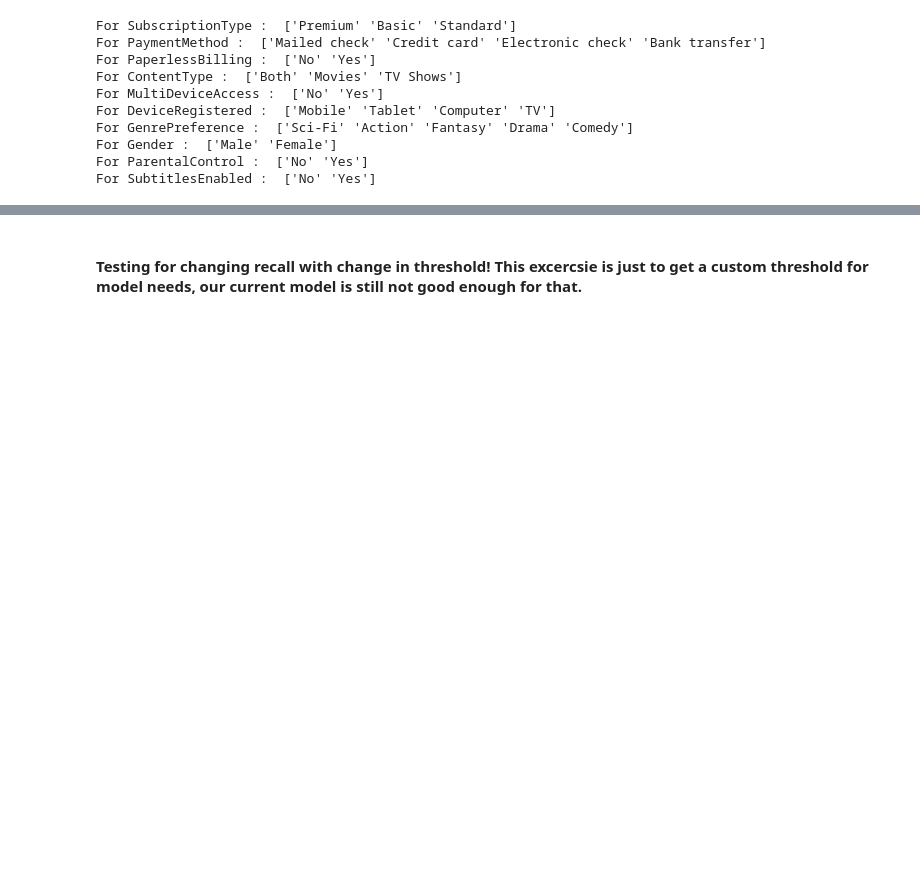
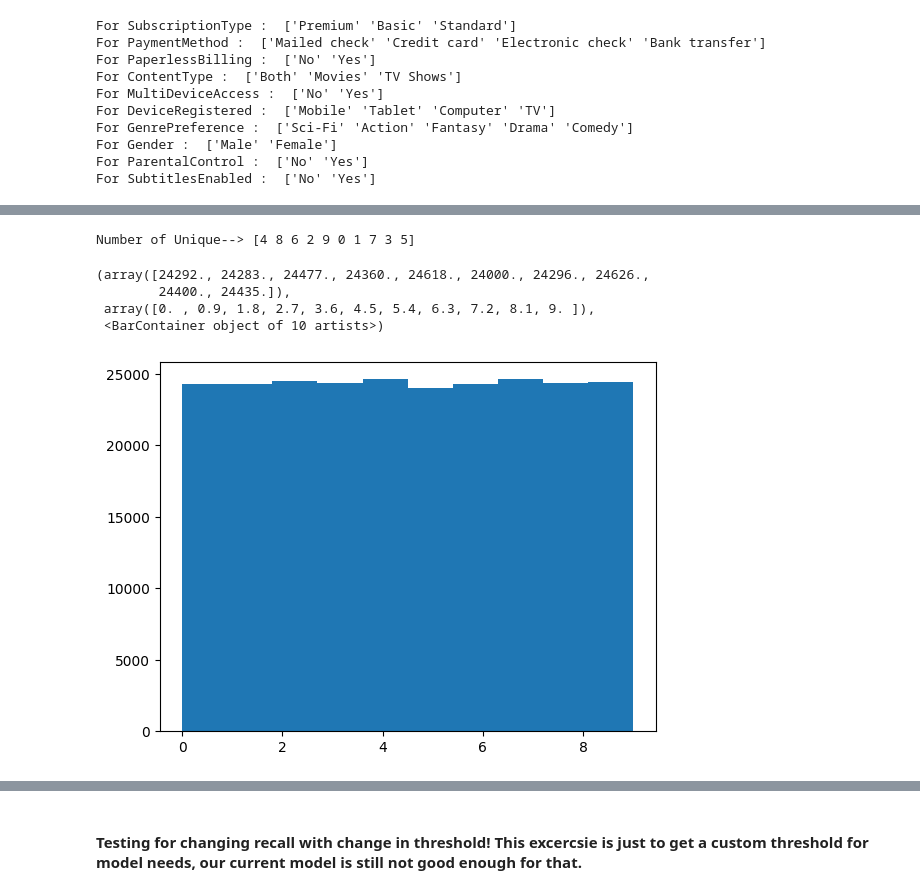
Before and after one commit to gappy401/Data-Challenges, a Jupyter notebook: Predictive Analytics for Customer Churn/Churn-Model.ipynb, the cells around one changed output, grey strips where cells are left out. Saved outputs shown, nothing was run; the diff lists cells and outputs as text; code cells hidden in the pictures; blank space fills up the shorter version.

```diff
--- a/Predictive Analytics for Customer Churn/Churn-Model.ipynb
+++ b/Predictive Analytics for Customer Churn/Churn-Model.ipynb
@@ -238,0 +387,12 @@ Name: Churn, Length: 99, dtype: int64
+# %%
+# Grouping SupportTicketsPerMonth
+
+print("Number of Unique-->", data["SupportTicketsPerMonth"].unique())
+plt.hist(data['SupportTicketsPerMonth'])
+# %% [output]
+Number of Unique--> [4 8 6 2 9 0 1 7 3 5]
+(array([24292., 24283., 24477., 24360., 24618., 24000., 24296., 24626.,
+        24400., 24435.]),
+ array([0. , 0.9, 1.8, 2.7, 3.6, 4.5, 5.4, 6.3, 7.2, 8.1, 9. ]),
+ <BarContainer object of 10 artists>)
+[figure, added]
```
Also changed, not shown: parts of 44 cells of this notebook, 3 other files.
